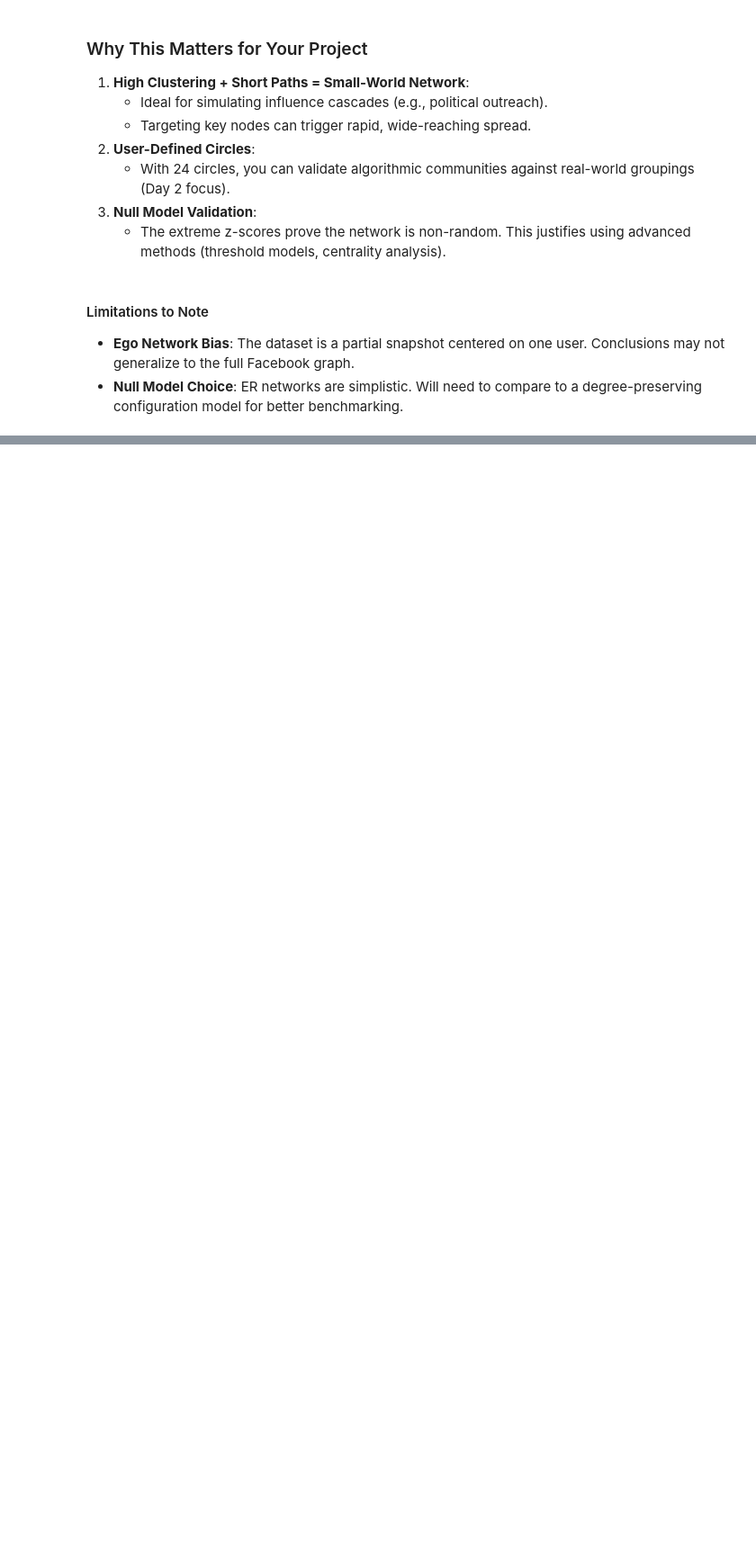
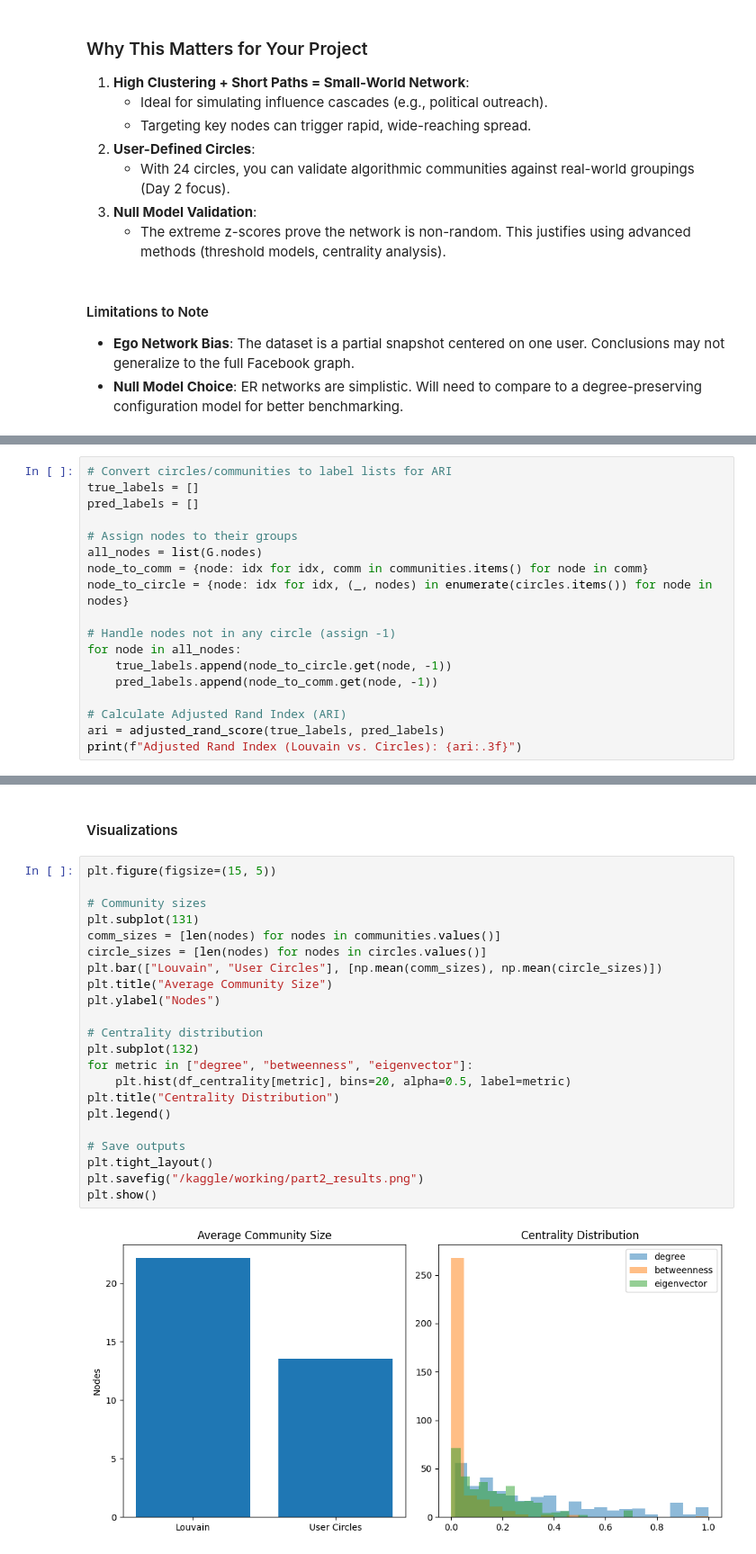
Before and after one commit to aymanmomin/Facebook-Ego-Network-Analysis, a Jupyter notebook: cpsc-572-facebook-ego-network-analysis.ipynb, the cells around one changed output, grey strips where cells are left out. Shown at 90% size. Cells and saved outputs as stored; diff of their text form; blank space fills up the shorter version.

Commit message:
Community Detection & Centrality Analysis

```diff
--- a/cpsc-572-facebook-ego-network-analysis.ipynb
+++ b/cpsc-572-facebook-ego-network-analysis.ipynb
@@ -198,0 +219,18 @@ plt.show()
+# %%
+# Convert circles/communities to label lists for ARI
+true_labels = []
+pred_labels = []
+
+# Assign nodes to their groups
+all_nodes = list(G.nodes)
+node_to_comm = {node: idx for idx, comm in communities.items() for node in comm}
+node_to_circle = {node: idx for idx, (_, nodes) in enumerate(circles.items()) for node in nodes}
+
+# Handle nodes not in any circle (assign -1)
+for node in all_nodes:
+    true_labels.append(node_to_circle.get(node, -1))
+    pred_labels.append(node_to_comm.get(node, -1))
+
+# Calculate Adjusted Rand Index (ARI)
+ari = adjusted_rand_score(true_labels, pred_labels)
+print(f"Adjusted Rand Index (Louvain vs. Circles): {ari:.3f}")
@@ -198,0 +306,26 @@ plt.show()
+# %% [markdown]
+#### Visualizations
+# %%
+plt.figure(figsize=(15, 5))
+
+# Community sizes
+plt.subplot(131)
+comm_sizes = [len(nodes) for nodes in communities.values()]
+circle_sizes = [len(nodes) for nodes in circles.values()]
+plt.bar(["Louvain", "User Circles"], [np.mean(comm_sizes), np.mean(circle_sizes)])
+plt.title("Average Community Size")
+plt.ylabel("Nodes")
+
+# Centrality distribution
+plt.subplot(132)
+for metric in ["degree", "betweenness", "eigenvector"]:
+    plt.hist(df_centrality[metric], bins=20, alpha=0.5, label=metric)
+plt.title("Centrality Distribution")
+plt.legend()
+
+# Save outputs
+plt.tight_layout()
+plt.savefig("/kaggle/working/part2_results.png")
+plt.show()
+# %% [output]
+[figure, added]
```
Also changed, not shown: parts of 17 cells of this notebook.
